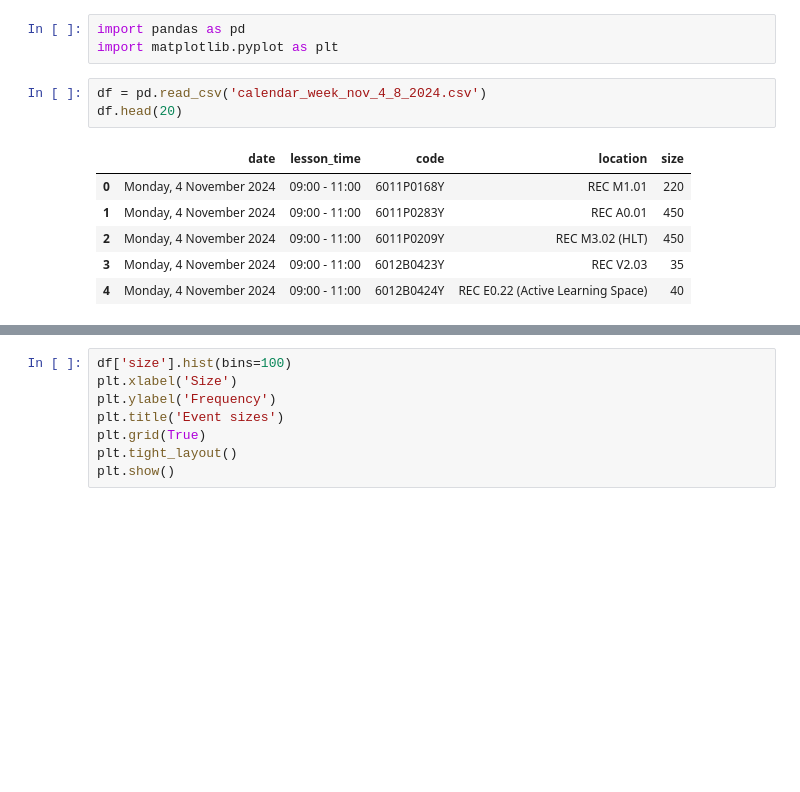
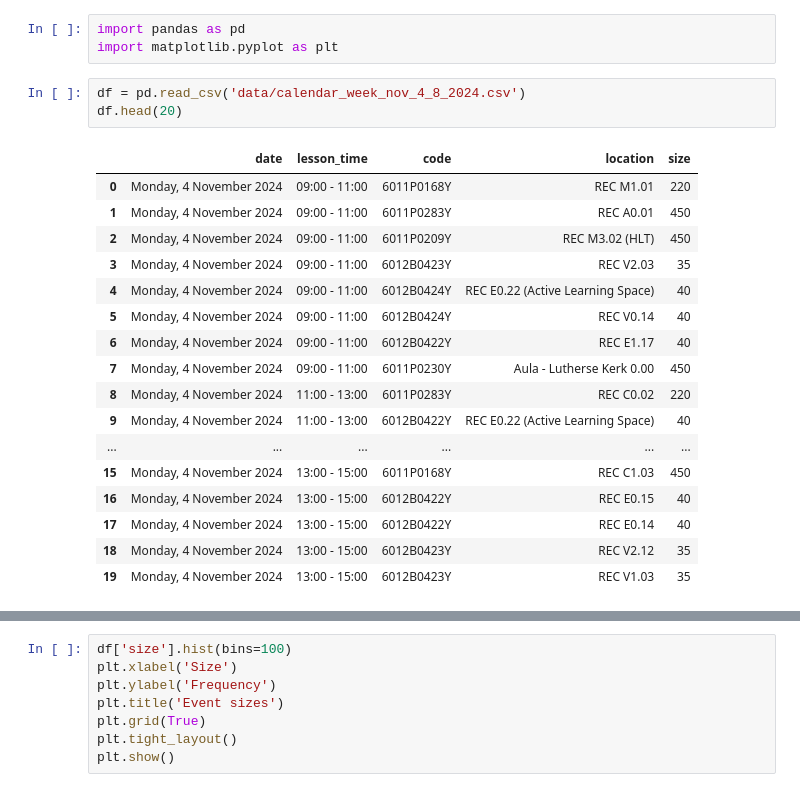
Before and after one commit to dJonaitis/roetersstraat, a Jupyter notebook: rooster/data_work.ipynb, the cells around one changed output, grey strips where cells are left out. Cells and saved outputs as stored; diff of their text form; blank space fills up the shorter version.

Commit message:
Added readme, further data work

```diff
--- a/rooster/data_work.ipynb
+++ b/rooster/data_work.ipynb
@@ -2,15 +2,26 @@
 import pandas as pd
 import matplotlib.pyplot as plt
 # %%
-df = pd.read_csv('calendar_week_nov_4_8_2024.csv')
+df = pd.read_csv('data/calendar_week_nov_4_8_2024.csv')
 df.head(20)
 # %% [output]
 |  | date | lesson_time | code | location | size |
 | 0 | Monday, 4 November 2024 | 09:00 - 11:00 | 6011P0168Y | REC M1.01 | 220 |
 | 1 | Monday, 4 November 2024 | 09:00 - 11:00 | 6011P0283Y | REC A0.01 | 450 |
 | 2 | Monday, 4 November 2024 | 09:00 - 11:00 | 6011P0209Y | REC M3.02 (HLT) | 450 |
 | 3 | Monday, 4 November 2024 | 09:00 - 11:00 | 6012B0423Y | REC V2.03 | 35 |
 | 4 | Monday, 4 November 2024 | 09:00 - 11:00 | 6012B0424Y | REC E0.22 (Active Learning Space) | 40 |
+| 5 | Monday, 4 November 2024 | 09:00 - 11:00 | 6012B0424Y | REC V0.14 | 40 |
+| 6 | Monday, 4 November 2024 | 09:00 - 11:00 | 6012B0422Y | REC E1.17 | 40 |
+| 7 | Monday, 4 November 2024 | 09:00 - 11:00 | 6011P0230Y | Aula - Lutherse Kerk 0.00 | 450 |
+| 8 | Monday, 4 November 2024 | 11:00 - 13:00 | 6011P0283Y | REC C0.02 | 220 |
+| 9 | Monday, 4 November 2024 | 11:00 - 13:00 | 6012B0422Y | REC E0.22 (Active Learning Space) | 40 |
+| ... | ... | ... | ... | ... | ... |
+| 15 | Monday, 4 November 2024 | 13:00 - 15:00 | 6011P0168Y | REC C1.03 | 450 |
+| 16 | Monday, 4 November 2024 | 13:00 - 15:00 | 6012B0422Y | REC E0.15 | 40 |
+| 17 | Monday, 4 November 2024 | 13:00 - 15:00 | 6012B0422Y | REC E0.14 | 40 |
+| 18 | Monday, 4 November 2024 | 13:00 - 15:00 | 6012B0423Y | REC V2.12 | 35 |
+| 19 | Monday, 4 November 2024 | 13:00 - 15:00 | 6012B0423Y | REC V1.03 | 35 |
 # %%
 # Filter all events that are not in REC
 print(f"Old length: {len(df)}")
```
Also changed, not shown: parts of 2 cells of this notebook, 4 other files.
